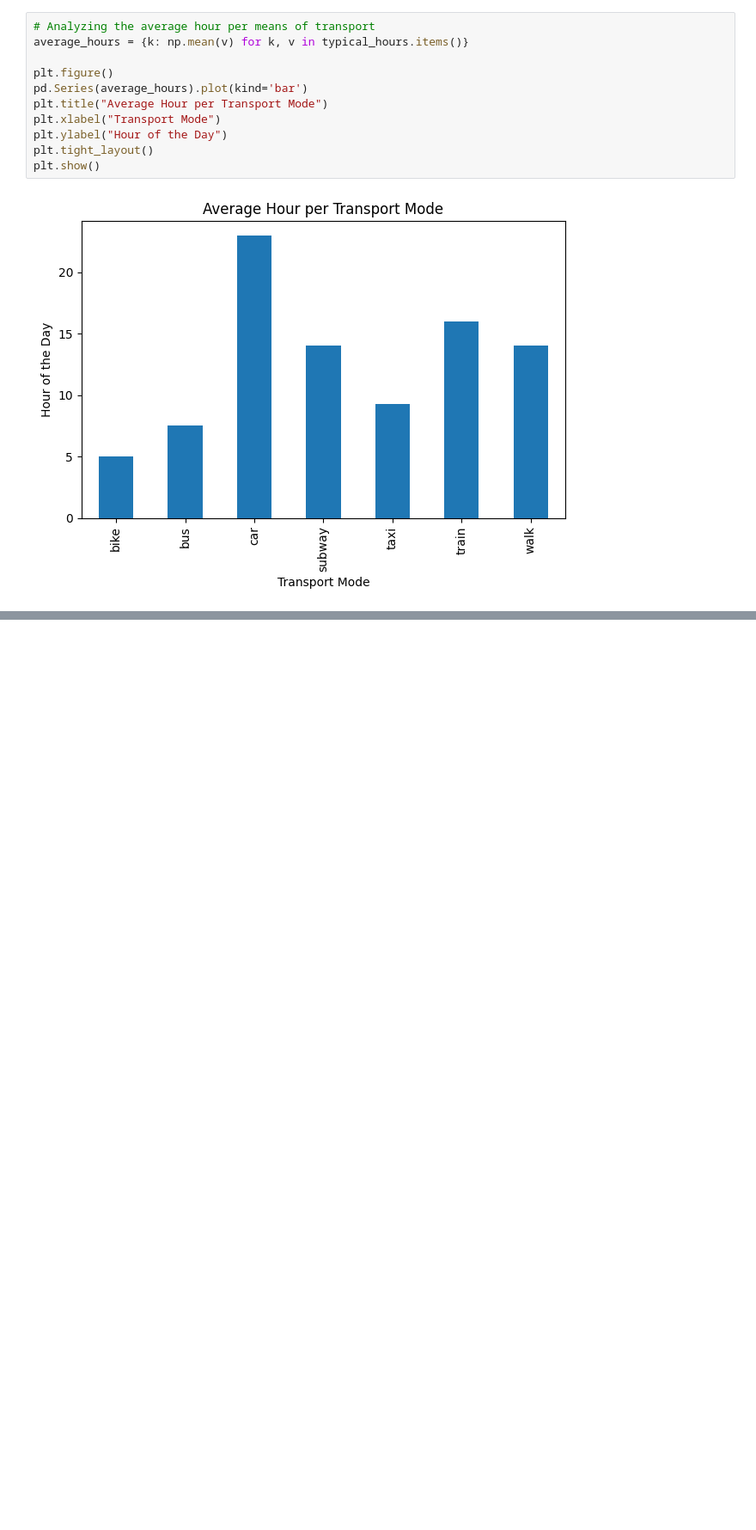
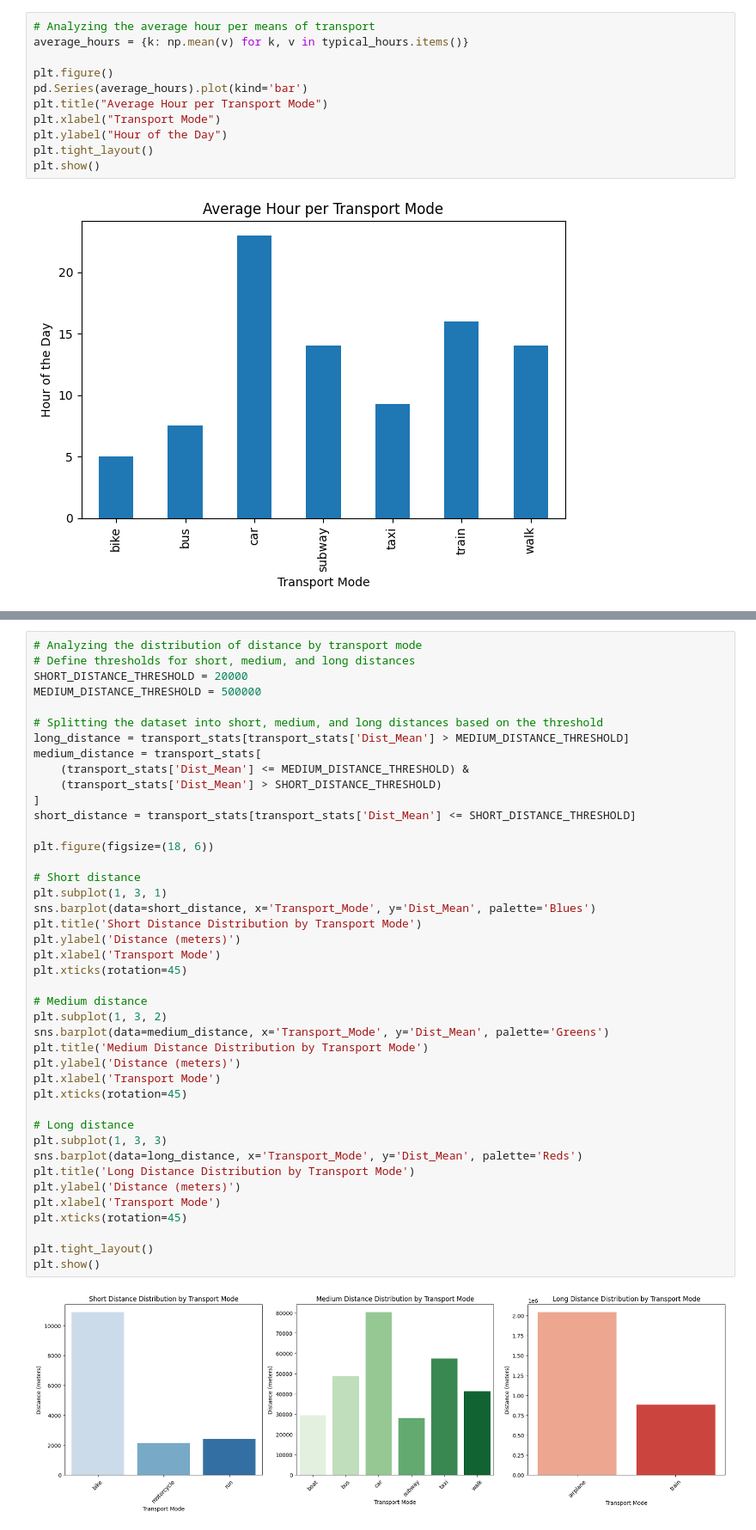
Before and after one commit to TrangHuyenLe/privkit-tutorials, a Jupyter notebook: Dataset-Understanding.ipynb, the cells around one changed output, grey strips where cells are left out. Shown at 86% size. Saved outputs shown, nothing was run; the diff lists cells and outputs as text; blank space fills up the shorter version.

```diff
--- a/Dataset-Understanding.ipynb
+++ b/Dataset-Understanding.ipynb
@@ -250,0 +470,44 @@ plt.show()
+# %%
+# Analyzing the distribution of distance by transport mode
+# Define thresholds for short, medium, and long distances
+SHORT_DISTANCE_THRESHOLD = 20000
+MEDIUM_DISTANCE_THRESHOLD = 500000
+
+# Splitting the dataset into short, medium, and long distances based on the threshold
+long_distance = transport_stats[transport_stats['Dist_Mean'] > MEDIUM_DISTANCE_THRESHOLD]
+medium_distance = transport_stats[
+    (transport_stats['Dist_Mean'] <= MEDIUM_DISTANCE_THRESHOLD) &
+    (transport_stats['Dist_Mean'] > SHORT_DISTANCE_THRESHOLD)
+]
+short_distance = transport_stats[transport_stats['Dist_Mean'] <= SHORT_DISTANCE_THRESHOLD]
+
+plt.figure(figsize=(18, 6))
+
+# Short distance
+plt.subplot(1, 3, 1)
+sns.barplot(data=short_distance, x='Transport_Mode', y='Dist_Mean', palette='Blues')
+plt.title('Short Distance Distribution by Transport Mode')
+plt.ylabel('Distance (meters)')
+plt.xlabel('Transport Mode')
+plt.xticks(rotation=45)
+
+# Medium distance
+plt.subplot(1, 3, 2)
+sns.barplot(data=medium_distance, x='Transport_Mode', y='Dist_Mean', palette='Greens')
+plt.title('Medium Distance Distribution by Transport Mode')
+plt.ylabel('Distance (meters)')
+plt.xlabel('Transport Mode')
+plt.xticks(rotation=45)
+
+# Long distance
+plt.subplot(1, 3, 3)
+sns.barplot(data=long_distance, x='Transport_Mode', y='Dist_Mean', palette='Reds')
+plt.title('Long Distance Distribution by Transport Mode')
+plt.ylabel('Distance (meters)')
+plt.xlabel('Transport Mode')
+plt.xticks(rotation=45)
+
+plt.tight_layout()
+plt.show()
+# %% [output]
+[figure, added]
```
Also changed, not shown: parts of 22 cells of this notebook, 2 other files.
